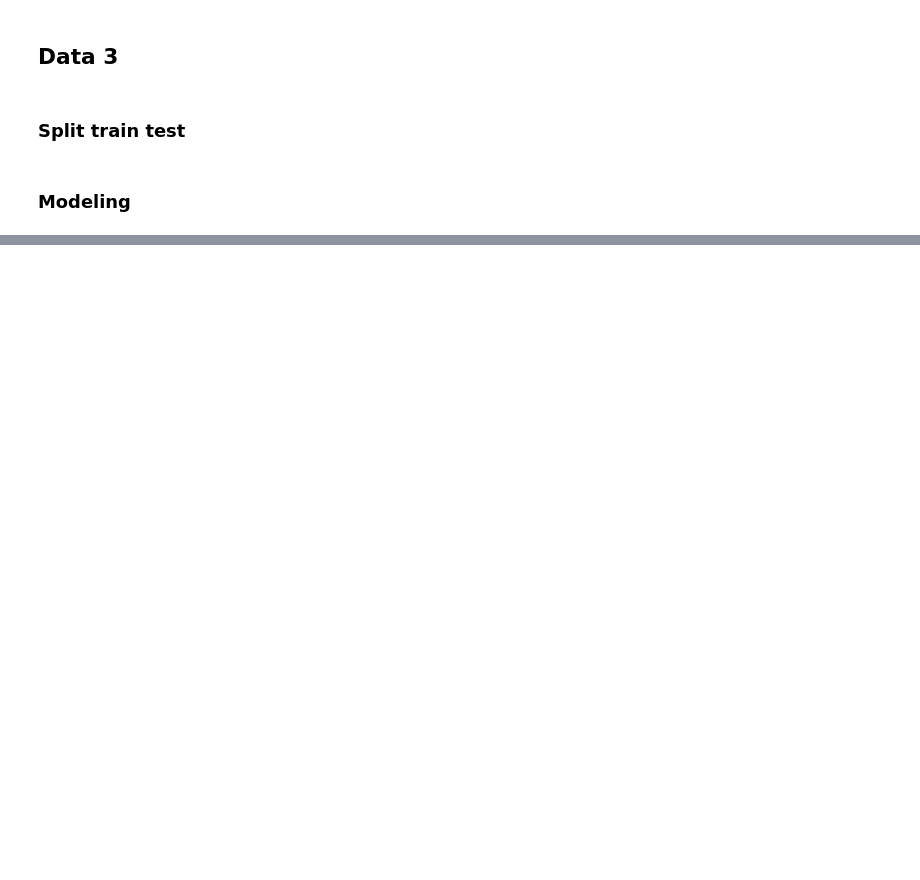
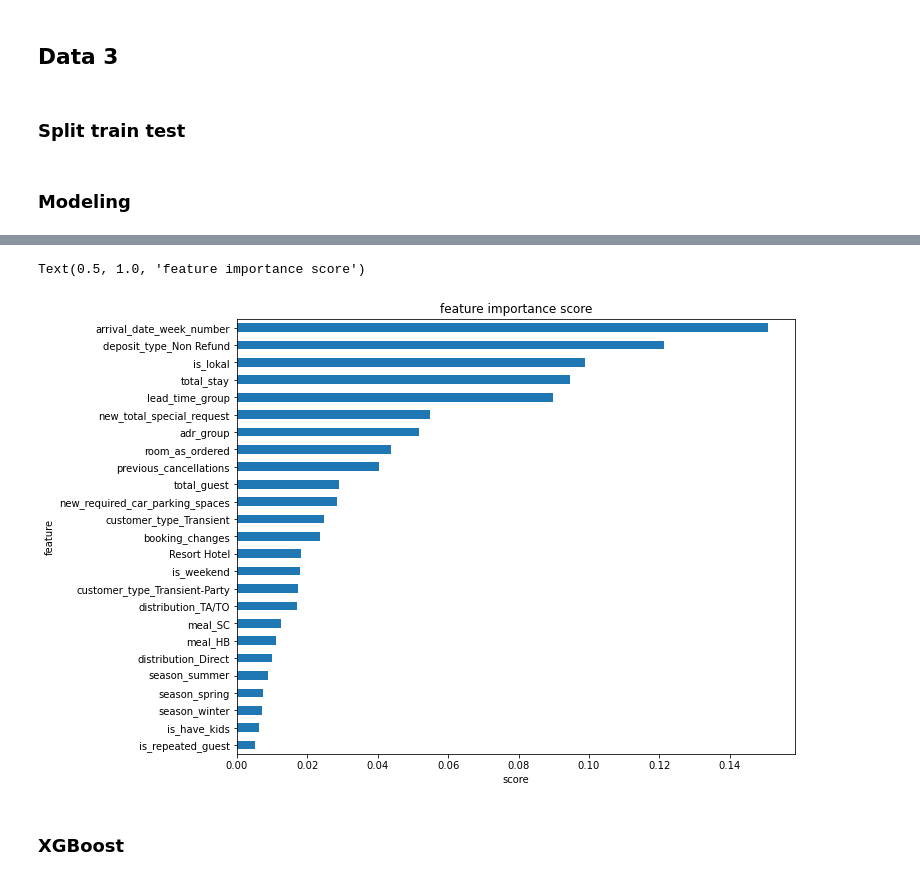
Before and after one commit to ari-mhp/FP-Rakamin-DS-MD-Hotel, a Jupyter notebook: Stage 3/stage3.ipynb, the cells around one changed output, grey strips where cells are left out. Drawn from its saved outputs; the diff is of its cells as text; code cells hidden in the pictures; blank space fills up the shorter version.

```diff
--- a/Stage 3/stage3.ipynb
+++ b/Stage 3/stage3.ipynb
@@ -1211,0 +1607,17 @@ X3_train, X3_test, y3_train, y3_test = train_test_split(X3, y3, test_size = 0.3,
+# %%
+#List Hyperparameters yang akan diuji
+hyperparameters = dict(
+                       n_estimators = [int(x) for x in np.linspace(start = 100, stop = 2000, num = 20)], # Jumlah subtree
+                       bootstrap = [True], # Apakah pakai bootstrapping atau tidak
+                       criterion = ['gini','entropy'],
+                       max_depth = [int(x) for x in np.linspace(10, 110, num = 11)],  # Maximum kedalaman tree
+                       min_samples_split = [int(x) for x in np.linspace(start = 2, stop = 10, num = 5)], # Jumlah minimum samples pada node agar boleh di split menjadi leaf baru
+                       min_samples_leaf = [int(x) for x in np.linspace(start = 1, stop = 10, num = 5)], # Jumlah minimum samples pada leaf agar boleh terbentuk leaf baru
+                       max_features = ['auto', 'sqrt', 'log2'], # Jumlah feature yg dipertimbangkan pada masing-masing split
+                       n_jobs = [-1], # Core untuk parallel computation. -1 untuk menggunakan semua core
+                      )
+
+# Init
+rf3_new = RandomForestClassifier(random_state=42)
+rf3_tuned = RandomizedSearchCV(rf2_new, hyperparameters, cv=5, random_state=42, scoring='recall')
+rf3_tuned.fit(X3_train,y3_train)
@@ -1211,0 +1673,13 @@ X3_train, X3_test, y3_train, y3_test = train_test_split(X3, y3, test_size = 0.3,
+# %%
+rf3_tuned_feat = pd.Series(rf3_tuned.best_estimator_.feature_importances_, index=X3.columns)
+ax3 = rf3_tuned_feat.nlargest(25).plot(kind='barh', figsize=(10, 8))
+ax3.invert_yaxis()
+
+plt.xlabel('score')
+plt.ylabel('feature')
+plt.title('feature importance score')
+# %% [output]
+Text(0.5, 1.0, 'feature importance score')
+[figure, added]
+# %% [markdown]
+### XGBoost
```
Also changed, not shown: parts of 66 cells of this notebook.
